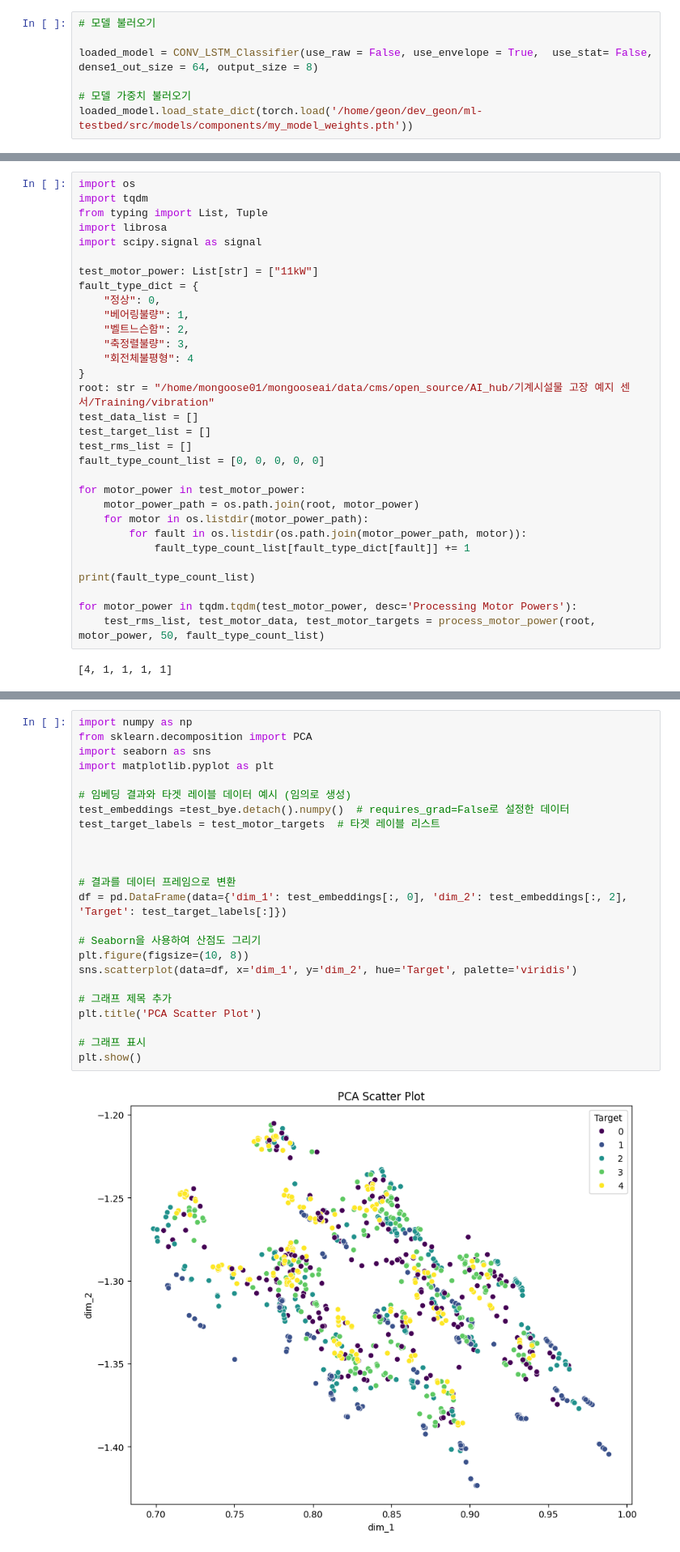
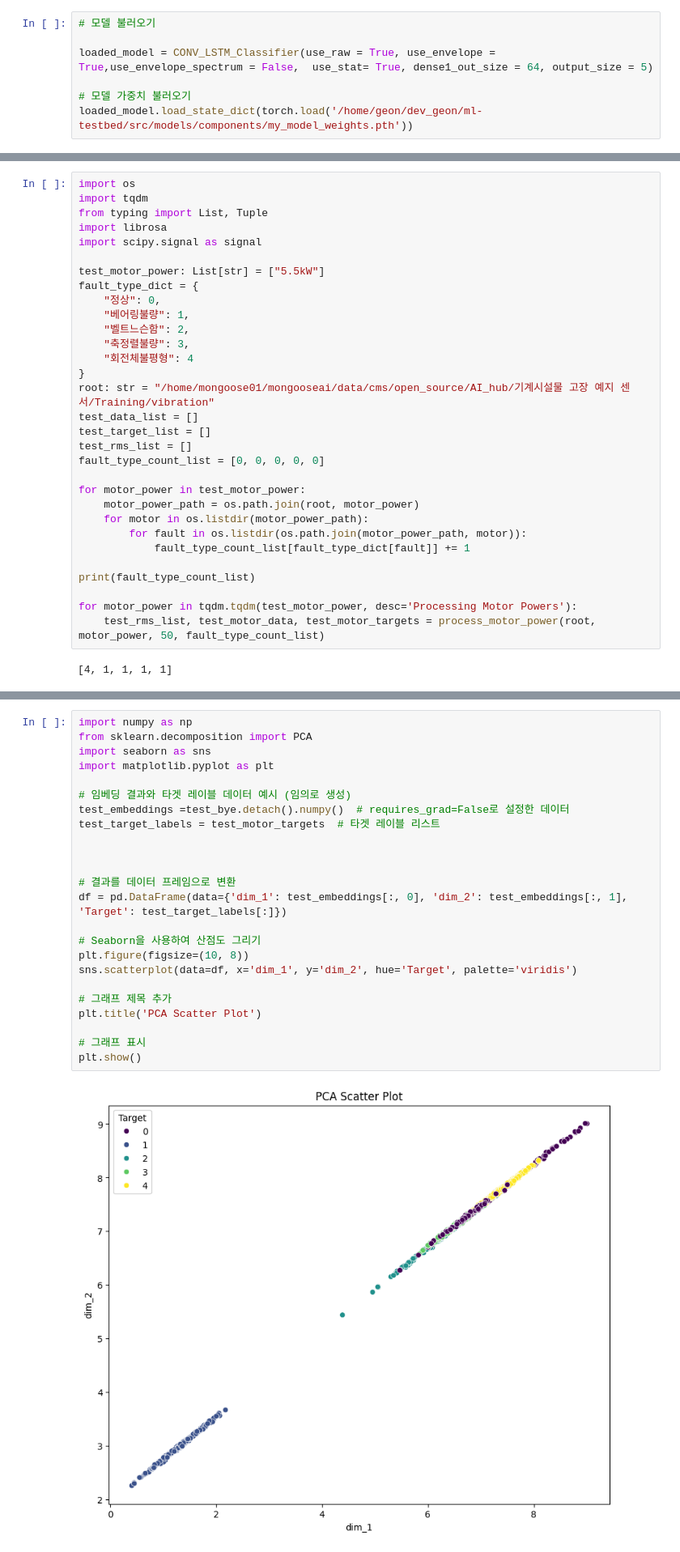
Before and after one commit to KingGeon/ml-testbed, a Jupyter notebook: notebooks/test.ipynb, the cells around one changed output, grey strips where cells are left out. Shown at 81% size. Cells and saved outputs as stored; diff of their text form.

```diff
--- a/notebooks/test.ipynb
+++ b/notebooks/test.ipynb
@@ -19,7 +19,7 @@ checkpoint = torch.load('/home/geon/dev_geon/ml-testbed/src/models/components/my
 # %%
 # 모델 불러오기
 
-loaded_model = CONV_LSTM_Classifier(use_raw = False, use_envelope = True,  use_stat= False, dense1_out_size = 64, output_size = 8)
+loaded_model = CONV_LSTM_Classifier(use_raw = True, use_envelope = True,use_envelope_spectrum = False,  use_stat= True, dense1_out_size = 64, output_size = 5)
 
 # 모델 가중치 불러오기
 loaded_model.load_state_dict(torch.load('/home/geon/dev_geon/ml-testbed/src/models/components/my_model_weights.pth'))
@@ -229,7 +229,7 @@ from typing import List, Tuple
 import librosa
 import scipy.signal as signal
 
-test_motor_power: List[str] = ["11kW"]
+test_motor_power: List[str] = ["5.5kW"]
 fault_type_dict = {
     "정상": 0,
     "베어링불량": 1,
@@ -388,29 +419,29 @@ plt.show()
 # %%
 import numpy as np
 from sklearn.decomposition import PCA
 import seaborn as sns
 import matplotlib.pyplot as plt
 
 # 임베딩 결과와 타겟 레이블 데이터 예시 (임의로 생성)
 test_embeddings =test_bye.detach().numpy()  # requires_grad=False로 설정한 데이터
 test_target_labels = test_motor_targets  # 타겟 레이블 리스트
 
 
 
 # 결과를 데이터 프레임으로 변환
-df = pd.DataFrame(data={'dim_1': test_embeddings[:, 0], 'dim_2': test_embeddings[:, 2], 'Target': test_target_labels[:]})
+df = pd.DataFrame(data={'dim_1': test_embeddings[:, 0], 'dim_2': test_embeddings[:, 1], 'Target': test_target_labels[:]})
 
 # Seaborn을 사용하여 산점도 그리기
 plt.figure(figsize=(10, 8))
 sns.scatterplot(data=df, x='dim_1', y='dim_2', hue='Target', palette='viridis')
 
 # 그래프 제목 추가
 plt.title('PCA Scatter Plot')
 
 # 그래프 표시
 plt.show()
 # %% [output]
-[figure, old version]
+[figure, new version]
 # %%
 import numpy as np
 from sklearn.decomposition import PCA
```
Also changed, not shown: parts of 14 cells of this notebook, 19 other files.
